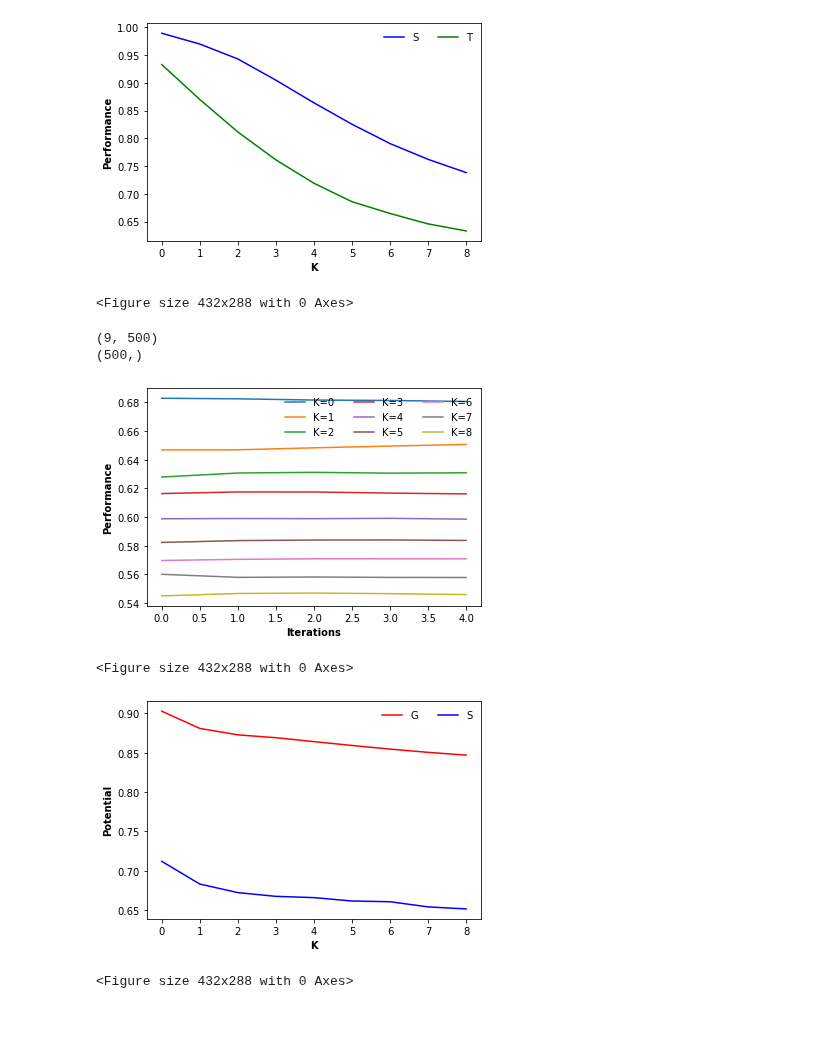
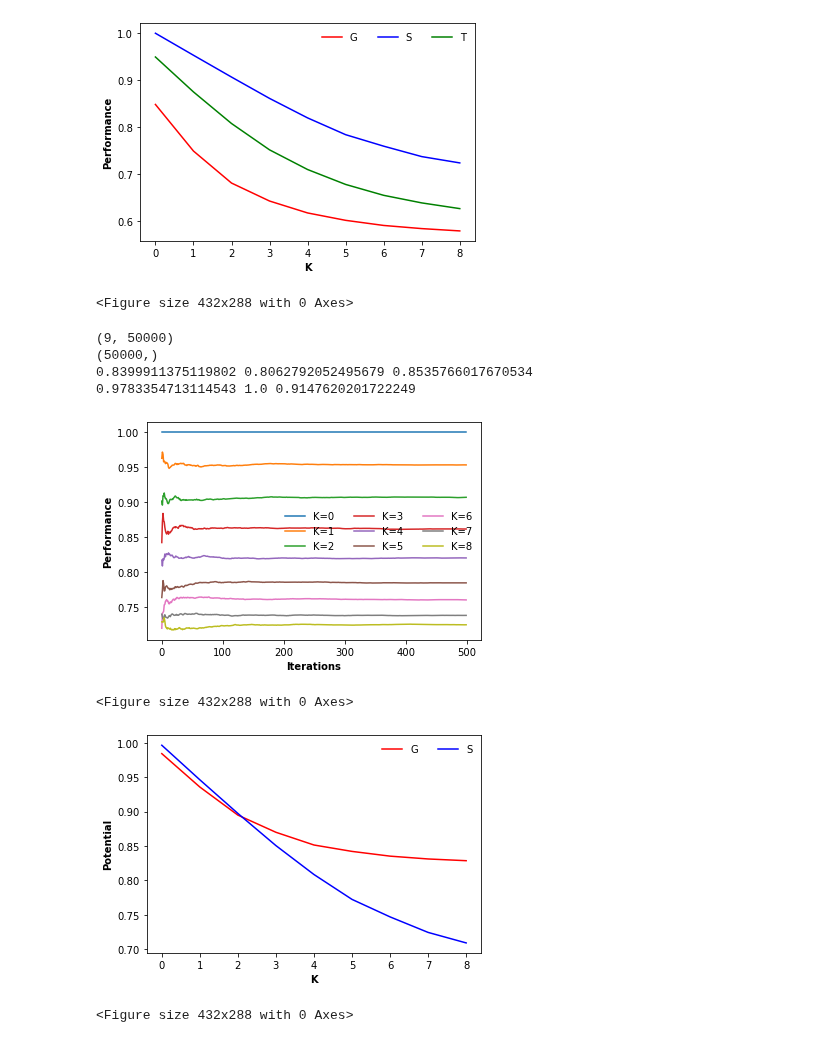
Before and after one commit to baldFemale/OpenInnovationFramework, a Jupyter notebook: Composition_2/GST_max/Evaluator.ipynb, the cells around one changed output. Cells and saved outputs as stored; diff of their text form; code cells hidden in the pictures.

```diff
--- a/Composition_2/GST_max/Evaluator.ipynb
+++ b/Composition_2/GST_max/Evaluator.ipynb
@@ -3,12 +3,12 @@ import matplotlib.pyplot as plt
 import pickle
 import numpy as np
 # %%
-data_folder = r"E:\data\gst-1112\2\GST_max"
-# g_performance_file = data_folder + r"\g_performance_across_K"
+data_folder = r"E:\data\gst-1112\Composition_2\GST_max"
+g_performance_file = data_folder + r"\g_performance_across_K"
 s_performance_file = data_folder + r"\s_performance_across_K"
 t_performance_file = data_folder + r"\t_performance_across_K"
-# with open(g_performance_file, 'rb') as infile:
-#     g_performance = pickle.load(infile)
+with open(g_performance_file, 'rb') as infile:
+    g_performance = pickle.load(infile)
 with open(s_performance_file, 'rb') as infile:
     s_performance = pickle.load(infile)
 with open(t_performance_file, 'rb') as infile:
@@ -16,7 +16,7 @@ with open(t_performance_file, 'rb') as infile:
 # %%
 # Performance
 x = [0, 1, 2, 3, 4, 5, 6, 7, 8]
-# plt.plot(x, g_performance, "r-", label="G")
+plt.plot(x, g_performance, "r-", label="G")
 plt.plot(x, s_performance, "b-", label="S")
 plt.plot(x, t_performance, "g-", label="T")
 # plt.title('Diversity Decrease')
@@ -28,7 +28,7 @@ plt.savefig(data_folder + r"\GST_performance_K.png", transparent=False, dpi=200)
 plt.show()
 plt.clf()
 # %% [output]
-[figure, old version]
+[figure, new version]
 <Figure size 432x288 with 0 Axes>
 # %%
 g_original_performance_file = data_folder + r"\g_original_performance_across_K"
@@ -42,28 +42,32 @@ with open(t_original_performance_file, 'rb') as infile:
     t_original_performance = pickle.load(infile)
 print(np.array(g_original_performance).shape)
 print(np.array(g_original_performance[0]).shape)
+print(g_original_performance[0][0], g_original_performance[0][100], g_original_performance[0][101])
+print(s_original_performance[1][0], s_original_performance[1][100], s_original_performance[1][200])
 # %% [output]
-(9, 500)
-(500,)
+(9, 50000)
+(50000,)
+0.8399911375119802 0.8062792052495679 0.8535766017670534
+0.9783354713114543 1.0 0.9147620201722249
 # %%
 # Performance across iteration
 agent_num = 100
 # G
-for K, performance_list_K in enumerate(t_original_performance):
+for K, performance_list_K in enumerate(s_original_performance):
     temp_curve = []
     for index in range(len(performance_list_K)):
         if (index + 1) % agent_num == 0:
             temp_curve.append(sum(performance_list_K[0:index]) / len(performance_list_K[0:index]))
     plt.plot(range(len(temp_curve)), temp_curve, label="K={0}".format(K))
 plt.xlabel('Iterations', fontweight='bold', fontsize=10)
 plt.ylabel('Performance', fontweight='bold', fontsize=10)
 # plt.xticks(x)
 plt.legend(frameon=False, ncol=3, fontsize=10)
-plt.savefig(data_folder + r"\T_original_performance.png", transparent=False, dpi=200)
+plt.savefig(data_folder + r"\S_original_performance.png", transparent=False, dpi=200)
 plt.show()
 plt.clf()
 # %% [output]
-[figure, old version]
+[figure, new version]
 <Figure size 432x288 with 0 Axes>
 # %%
 # Potential Performamce
@@ -89,5 +93,5 @@ plt.savefig(data_folder + r"\GST_potential_K.png", transparent=False, dpi=200)
 plt.show()
 plt.clf()
 # %% [output]
-[figure, old version]
+[figure, new version]
 <Figure size 432x288 with 0 Axes>
```
Also changed, not shown: 1 other file.
